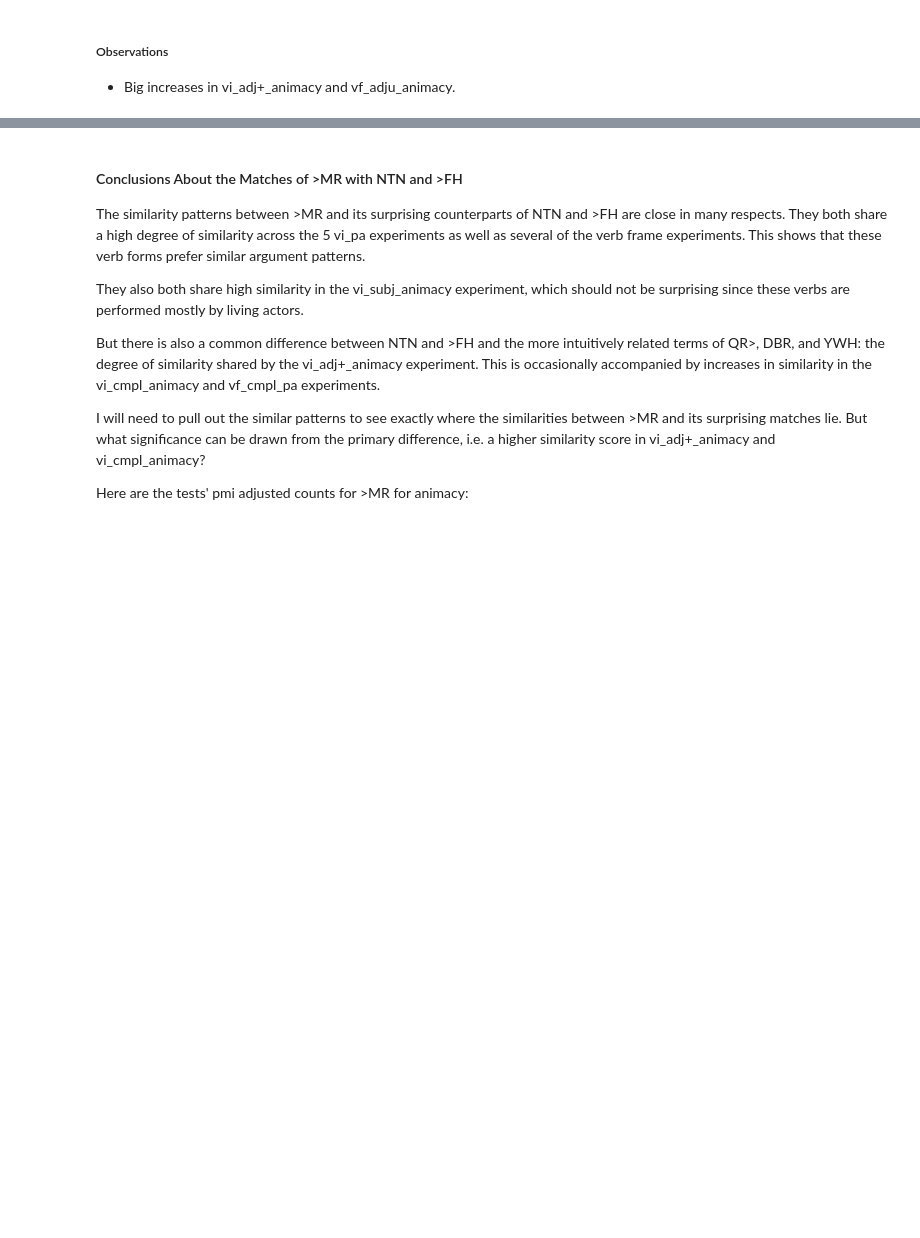
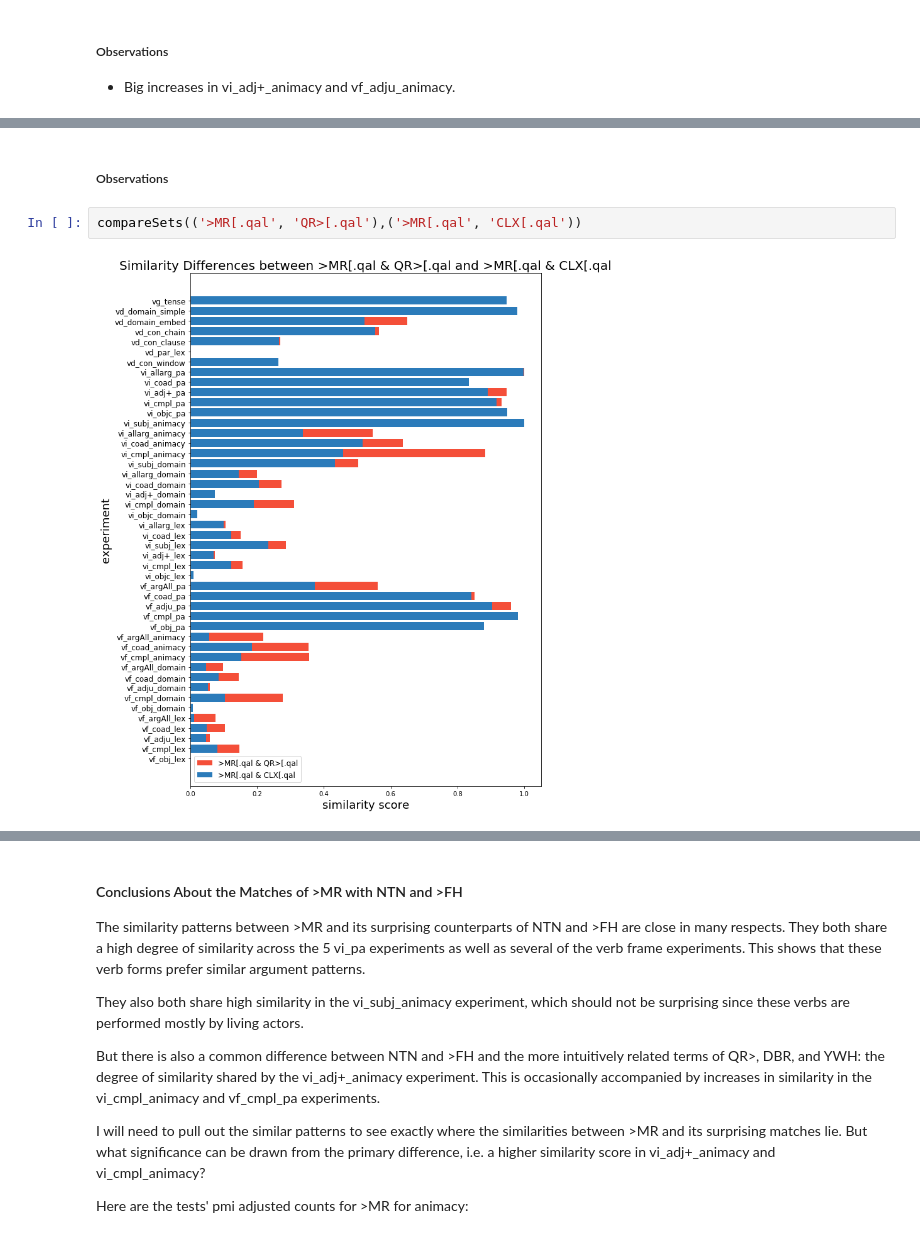
Before and after one commit to codykingham/verb_semantics, a Jupyter notebook: first_analysis.ipynb, the cells around one changed output, grey strips where cells are left out. Cells and saved outputs as stored; diff of their text form; blank space fills up the shorter version.

```diff
--- a/first_analysis.ipynb
+++ b/first_analysis.ipynb
@@ -730,0 +675,6 @@ compareSets(('>MR[.qal', 'YWH[.piel'), ('>MR[.qal', '<FH[.qal'))
+# %% [markdown]
+##### Observations
+# %%
+compareSets(('>MR[.qal', 'QR>[.qal'),('>MR[.qal', 'CLX[.qal'))
+# %% [output]
+[figure, added]
```
Also changed, not shown: parts of 26 cells of this notebook.
